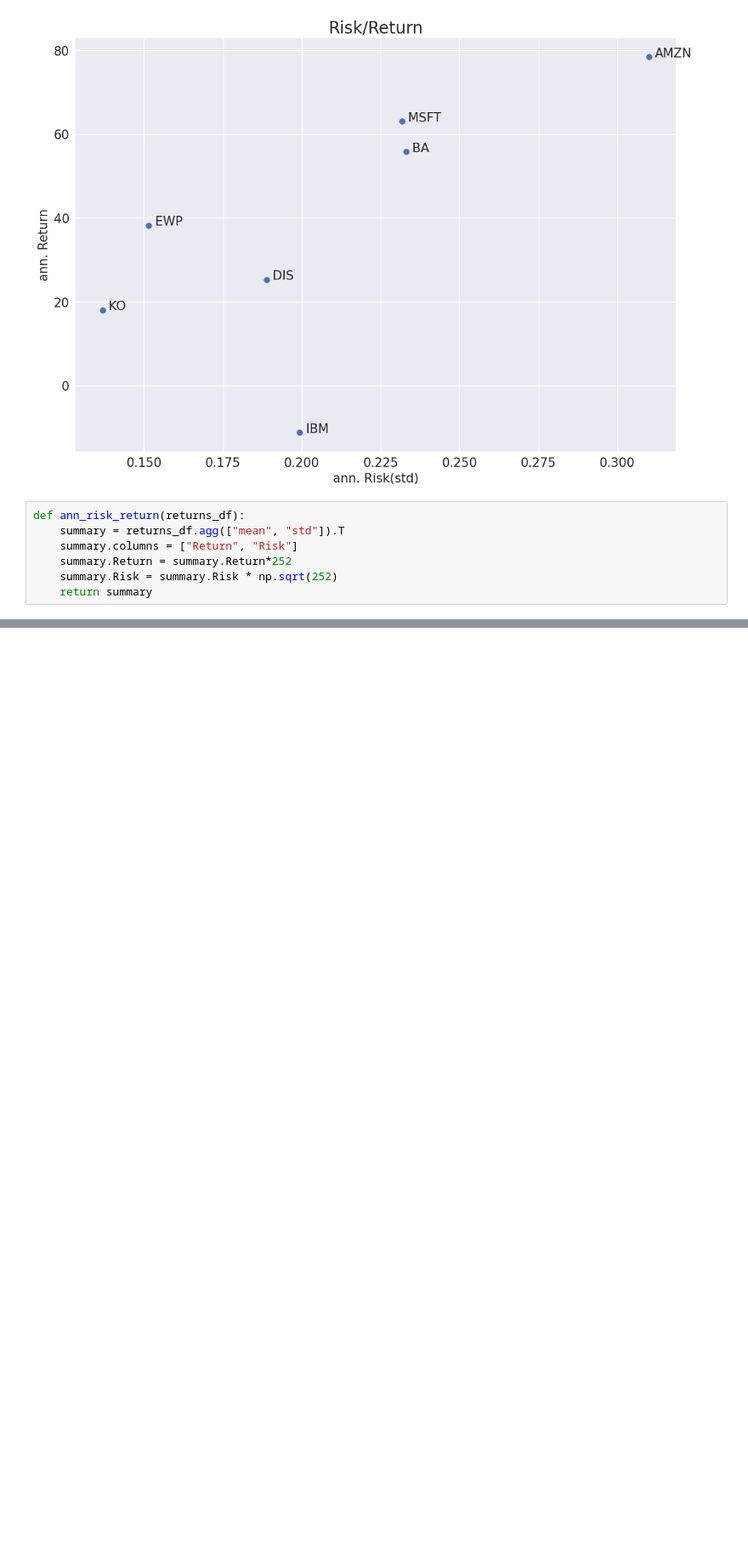
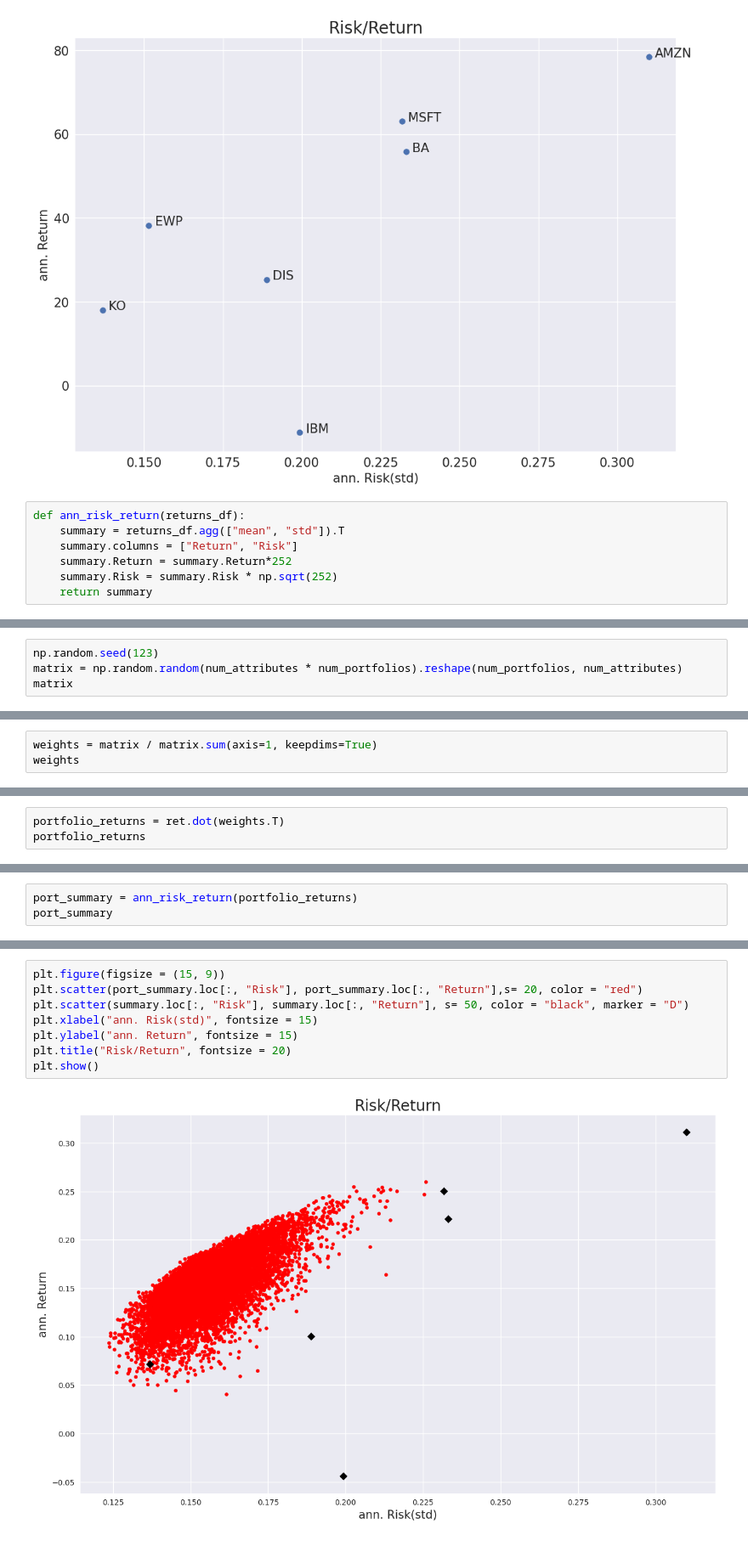
Before and after one commit to JamieW365/finance_projects, a Jupyter notebook: notebooks/portfolio_theory.ipynb, the cells around one changed output, grey strips where cells are left out. Shown: that part at 85% size. Saved outputs shown, nothing was run; the diff lists cells and outputs as text; blank space fills up the shorter version.

Commit message:
simulating a large number of portfolios

```diff
--- a/notebooks/portfolio_theory.ipynb
+++ b/notebooks/portfolio_theory.ipynb
@@ -188,0 +257,4 @@ def ann_risk_return(returns_df):
+# %%
+np.random.seed(123)
+matrix = np.random.random(num_attributes * num_portfolios).reshape(num_portfolios, num_attributes)
+matrix
@@ -188,0 +275,3 @@ def ann_risk_return(returns_df):
+# %%
+weights = matrix / matrix.sum(axis=1, keepdims=True)
+weights
@@ -188,0 +296,3 @@ def ann_risk_return(returns_df):
+# %%
+portfolio_returns = ret.dot(weights.T)
+portfolio_returns
@@ -188,0 +314,3 @@ def ann_risk_return(returns_df):
+# %%
+port_summary = ann_risk_return(portfolio_returns)
+port_summary
@@ -188,0 +331,10 @@ def ann_risk_return(returns_df):
+# %%
+plt.figure(figsize = (15, 9))
+plt.scatter(port_summary.loc[:, "Risk"], port_summary.loc[:, "Return"],s= 20, color = "red")
+plt.scatter(summary.loc[:, "Risk"], summary.loc[:, "Return"], s= 50, color = "black", marker = "D")
+plt.xlabel("ann. Risk(std)", fontsize = 15)
+plt.ylabel("ann. Return", fontsize = 15)
+plt.title("Risk/Return", fontsize = 20)
+plt.show()
+# %% [output]
+[figure, added]
```
Also changed, not shown: parts of 11 cells of this notebook.
